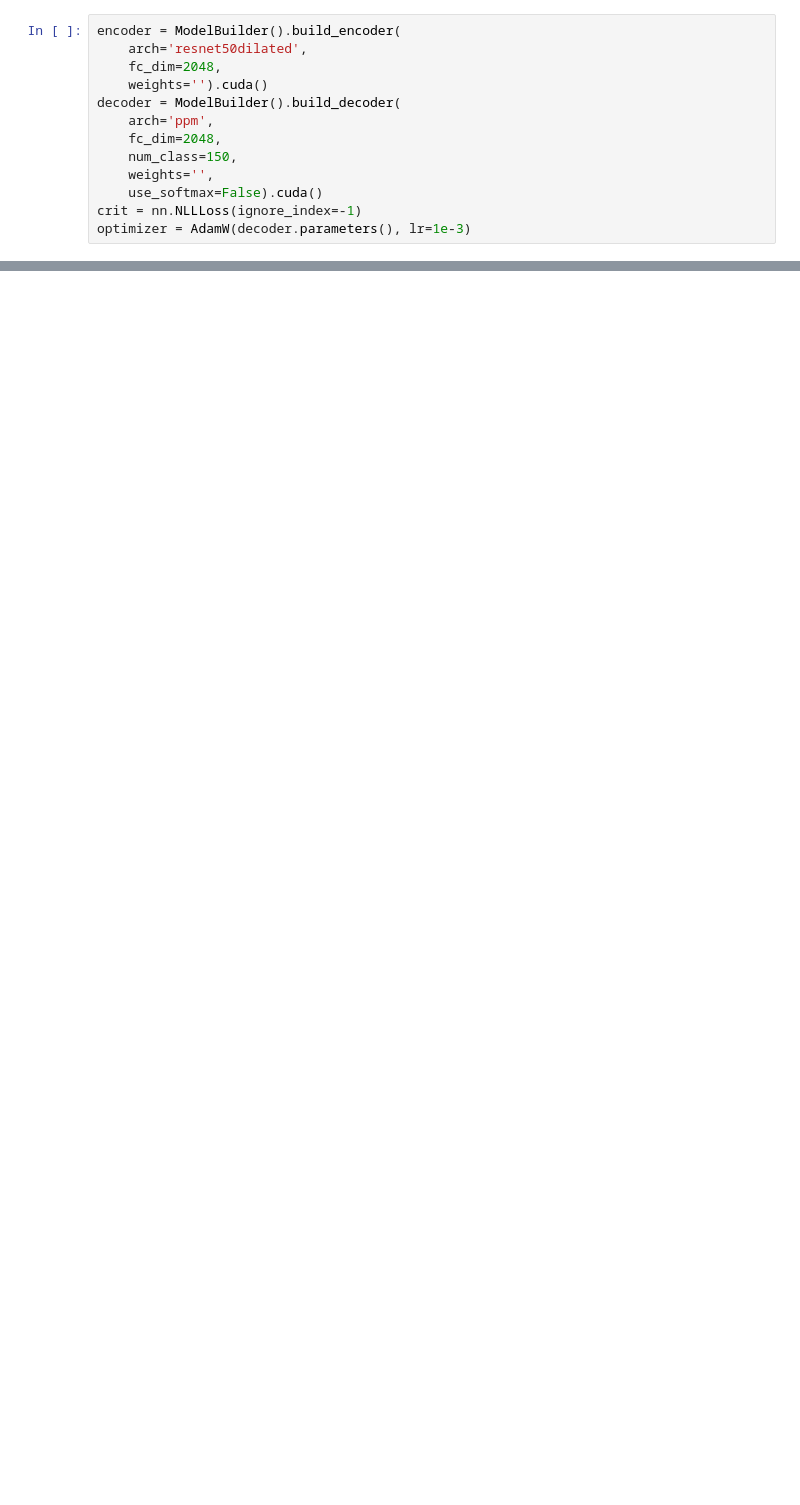
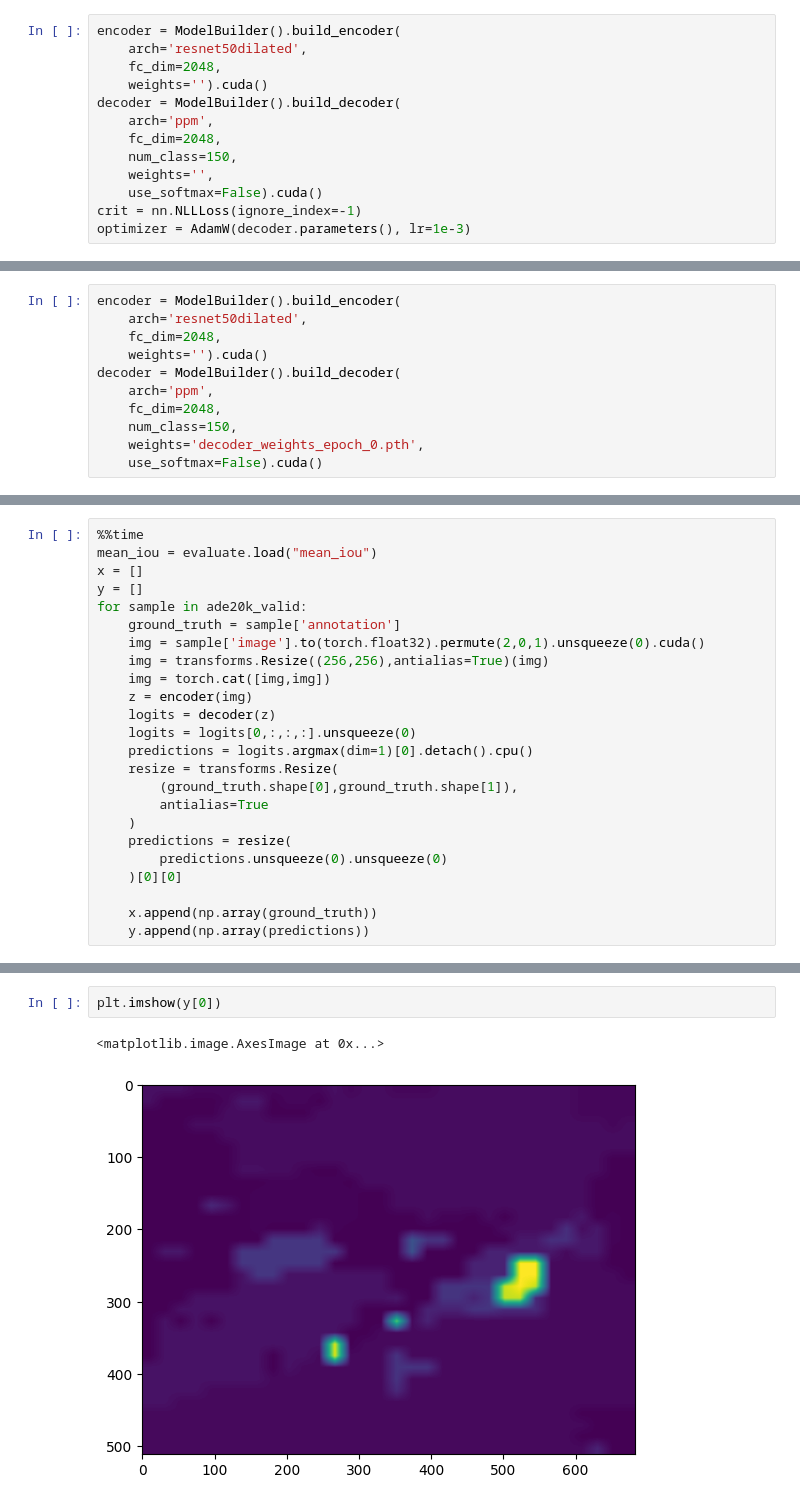
Before and after one commit to danjacobellis/segmentation, a Jupyter notebook: ADE20k.ipynb, the cells around one changed output, grey strips where cells are left out. Drawn from its saved outputs; the diff is of its cells as text; blank space fills up the shorter version.

Commit message:
evaluate miou

```diff
--- a/ADE20k.ipynb
+++ b/ADE20k.ipynb
@@ -114,0 +90,11 @@ plt.imshow(y.detach().cpu()[0])
+# %%
+encoder = ModelBuilder().build_encoder(
+    arch='resnet50dilated',
+    fc_dim=2048,
+    weights='').cuda()
+decoder = ModelBuilder().build_decoder(
+    arch='ppm',
+    fc_dim=2048,
+    num_class=150,
+    weights='decoder_weights_epoch_0.pth',
+    use_softmax=False).cuda()
@@ -114,0 +103,24 @@ plt.imshow(y.detach().cpu()[0])
+# %%
+%%time
+mean_iou = evaluate.load("mean_iou")
+x = []
+y = []
+for sample in ade20k_valid:
+    ground_truth = sample['annotation']
+    img = sample['image'].to(torch.float32).permute(2,0,1).unsqueeze(0).cuda()
+    img = transforms.Resize((256,256),antialias=True)(img)
+    img = torch.cat([img,img])
+    z = encoder(img)
+    logits = decoder(z)
+    logits = logits[0,:,:,:].unsqueeze(0)
+    predictions = logits.argmax(dim=1)[0].detach().cpu()
+    resize = transforms.Resize(
+        (ground_truth.shape[0],ground_truth.shape[1]),
+        antialias=True
+    )
+    predictions = resize(
+        predictions.unsqueeze(0).unsqueeze(0)
+    )[0][0]
+
+    x.append(np.array(ground_truth))
+    y.append(np.array(predictions))
@@ -114,0 +148,5 @@ plt.imshow(y.detach().cpu()[0])
+# %%
+plt.imshow(y[0])
+# %% [output]
+<matplotlib.image.AxesImage at 0x...>
+[figure, added]
```
Also changed, not shown: parts of 17 cells of this notebook.
